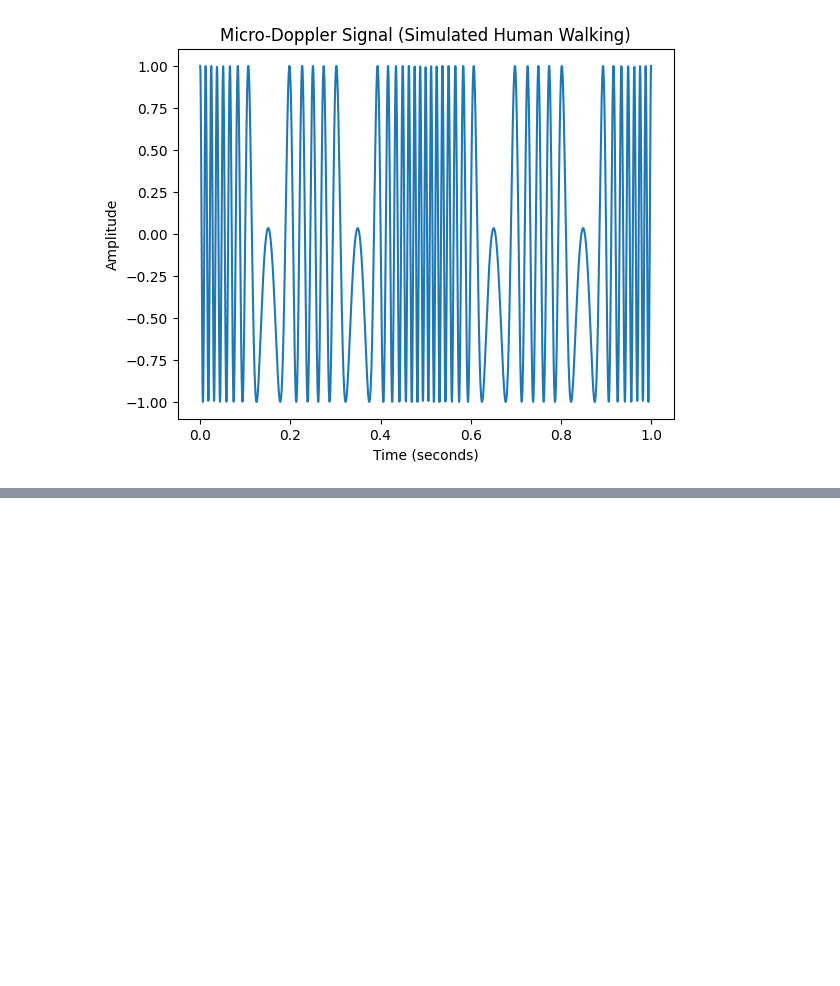
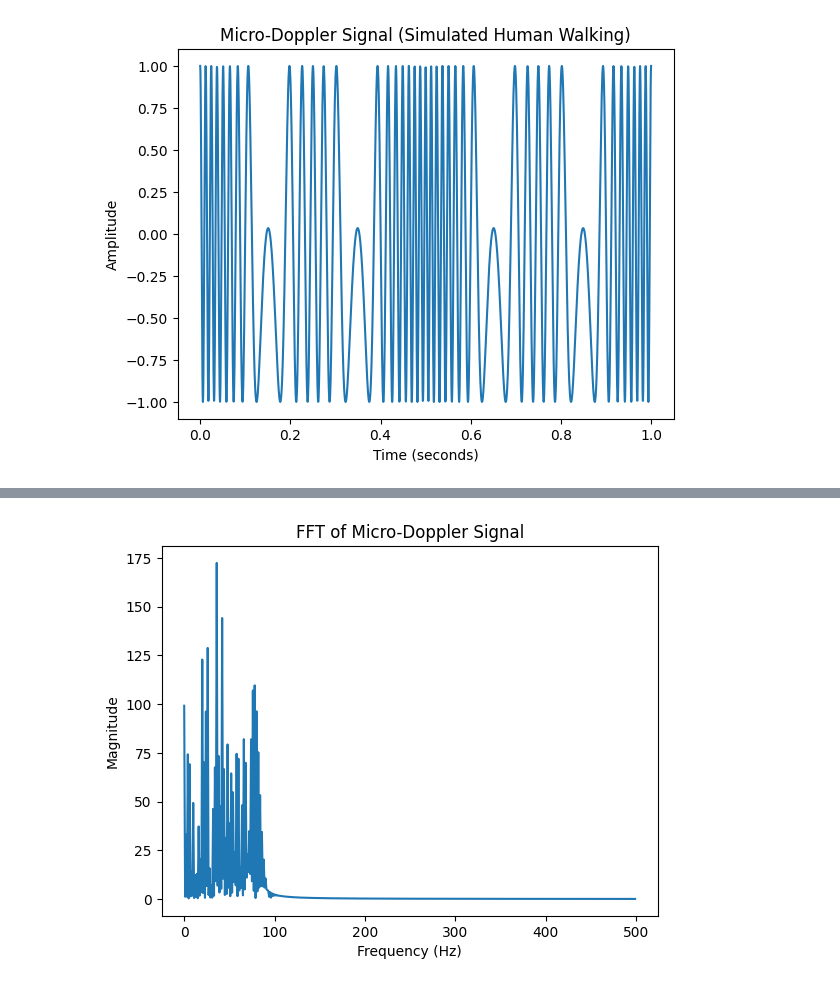
Before and after one commit to smokeScreen56/micro_doppler_target_classification, a Jupyter notebook: notebooks/01_doppler_basics.ipynb, the cells around one changed output, grey strips where cells are left out. Cells and saved outputs as stored; diff of their text form; code cells hidden in the pictures; blank space fills up the shorter version.

```diff
--- a/notebooks/01_doppler_basics.ipynb
+++ b/notebooks/01_doppler_basics.ipynb
@@ -53,0 +80,23 @@ plt.show()
+# %%
+# Micro-Doppler signal
+fd_body = 20
+fd_micro = 2
+micro_amplitude = 5
+
+signal_micro = np.cos(
+    2 * np.pi * (
+        fd_body * t +
+        micro_amplitude * np.sin(2 * np.pi * fd_micro * t)
+    )
+)
+
+fft_micro = np.fft.fft(signal_micro)
+
+plt.figure()
+plt.plot(freqs[idx], np.abs(fft_micro[idx]))
+plt.title("FFT of Micro-Doppler Signal")
+plt.xlabel("Frequency (Hz)")
+plt.ylabel("Magnitude")
+plt.show()
+# %% [output]
+[figure, added]
```
Also changed, not shown: parts of 3 cells of this notebook, 2 other files.
